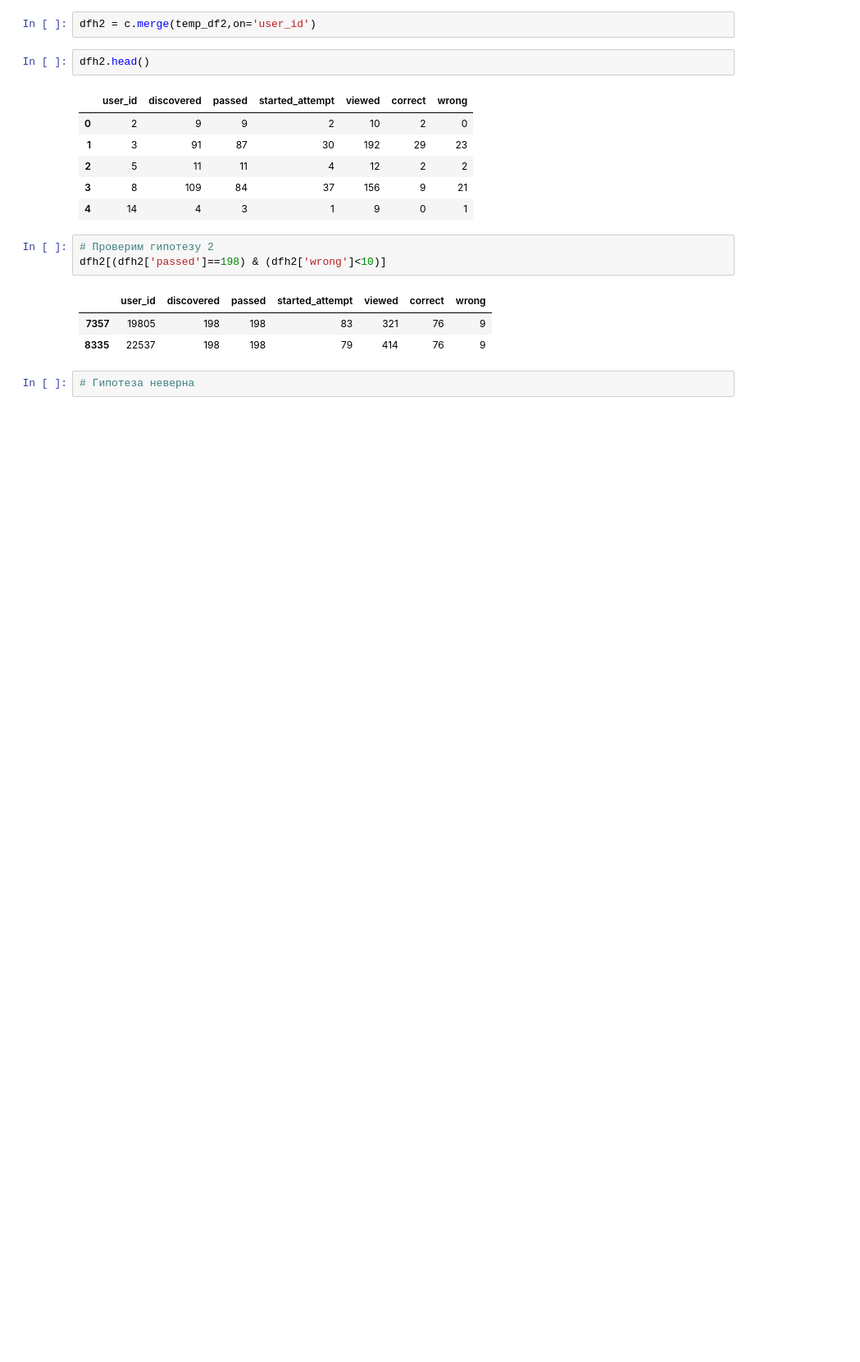
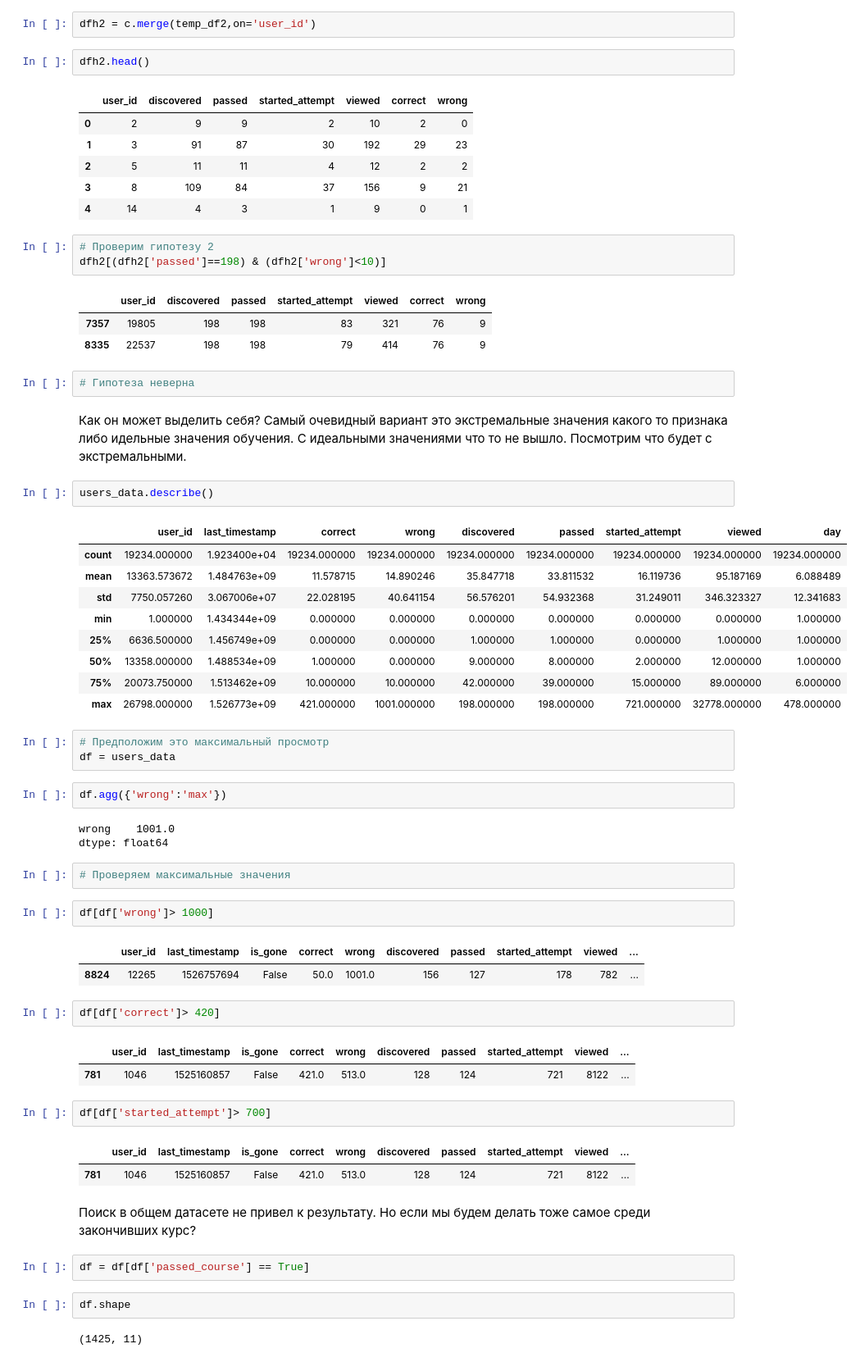
Before and after one commit to t0r1n88/stepic_ml_begin, a Jupyter notebook: stepic_ml_contest.ipynb, the cells around one changed output. Shown at 82% size. Saved outputs shown, nothing was run; the diff lists cells and outputs as text; blank space fills up the shorter version.

```diff
--- a/stepic_ml_contest.ipynb
+++ b/stepic_ml_contest.ipynb
@@ -460,3 +396,50 @@ dfh2[(dfh2['passed']==198) & (dfh2['wrong']<10)]
 | 8335 | 22537 | 198 | 198 | 79 | 414 | 76 | 9 |
 # %%
 # Гипотеза неверна
+# %% [markdown]
+Как он может выделить себя? Самый очевидный вариант это экстремальные значения какого то признака либо идельные значения обучения. С идеальными значениями что то не вышло. Посмотрим что будет с экстремальными.
+# %%
+users_data.describe()
+# %% [output]
+|  | user_id | last_timestamp | correct | wrong | discovered | passed | started_attempt | viewed | day |
+| count | 19234.000000 | 1.923400e+04 | 19234.000000 | 19234.000000 | 19234.000000 | 19234.000000 | 19234.000000 | 19234.000000 | 19234.000000 |
+| mean | 13363.573672 | 1.484763e+09 | 11.578715 | 14.890246 | 35.847718 | 33.811532 | 16.119736 | 95.187169 | 6.088489 |
+| std | 7750.057260 | 3.067006e+07 | 22.028195 | 40.641154 | 56.576201 | 54.932368 | 31.249011 | 346.323327 | 12.341683 |
+| min | 1.000000 | 1.434344e+09 | 0.000000 | 0.000000 | 0.000000 | 0.000000 | 0.000000 | 0.000000 | 1.000000 |
+| 25% | 6636.500000 | 1.456749e+09 | 0.000000 | 0.000000 | 1.000000 | 1.000000 | 0.000000 | 1.000000 | 1.000000 |
+| 50% | 13358.000000 | 1.488534e+09 | 1.000000 | 0.000000 | 9.000000 | 8.000000 | 2.000000 | 12.000000 | 1.000000 |
+| 75% | 20073.750000 | 1.513462e+09 | 10.000000 | 10.000000 | 42.000000 | 39.000000 | 15.000000 | 89.000000 | 6.000000 |
+| max | 26798.000000 | 1.526773e+09 | 421.000000 | 1001.000000 | 198.000000 | 198.000000 | 721.000000 | 32778.000000 | 478.000000 |
+# %%
+# Предположим это максимальный просмотр
+df = users_data
+# %%
+df.agg({'wrong':'max'})
+# %% [output]
+wrong    1001.0
+dtype: float64
+# %%
+# Проверяем максимальные значения
+# %%
+df[df['wrong']> 1000]
+# %% [output]
+|  | user_id | last_timestamp | is_gone | correct | wrong | discovered | passed | started_attempt | viewed | ... |
+| 8824 | 12265 | 1526757694 | False | 50.0 | 1001.0 | 156 | 127 | 178 | 782 | ... |
+# %%
+df[df['correct']> 420]
+# %% [output]
+|  | user_id | last_timestamp | is_gone | correct | wrong | discovered | passed | started_attempt | viewed | ... |
+| 781 | 1046 | 1525160857 | False | 421.0 | 513.0 | 128 | 124 | 721 | 8122 | ... |
+# %%
+df[df['started_attempt']> 700]
+# %% [output]
+|  | user_id | last_timestamp | is_gone | correct | wrong | discovered | passed | started_attempt | viewed | ... |
+| 781 | 1046 | 1525160857 | False | 421.0 | 513.0 | 128 | 124 | 721 | 8122 | ... |
+# %% [markdown]
+Поиск в общем датасете не привел к результату. Но если мы будем делать тоже самое среди закончивших курс?
+# %%
+df = df[df['passed_course'] == True]
+# %%
+df.shape
+# %% [output]
+(1425, 11)
```
Also changed, not shown: parts of 34 cells of this notebook.
